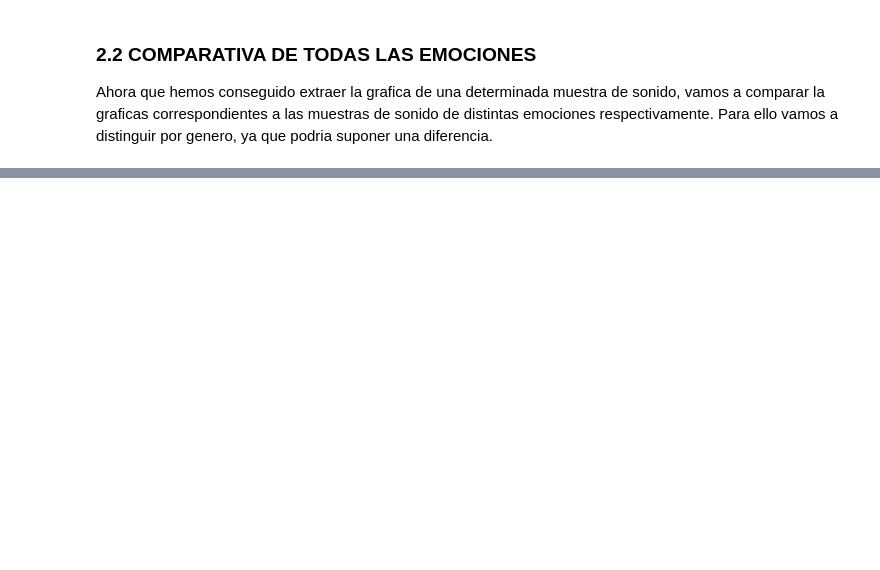
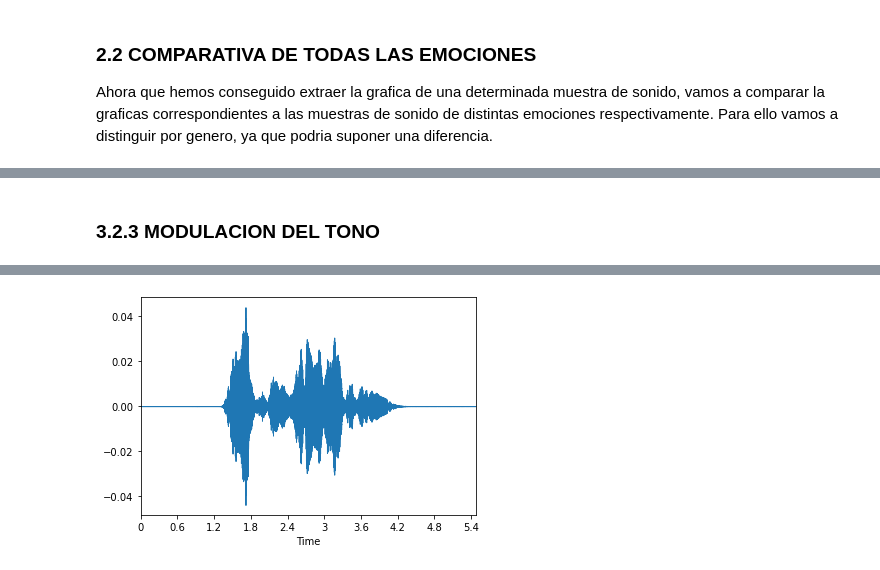
Before and after one commit to Luisa13/Speech_Emotion_Recogntion_in_Foreign_Language, a Jupyter notebook: notebooks/English/3_SER_RAVDESS_English_Augmentation.ipynb, the cells around one changed output, grey strips where cells are left out. Saved outputs shown, nothing was run; the diff lists cells and outputs as text; code cells hidden in the pictures; blank space fills up the shorter version.

```diff
--- a/notebooks/English/3_SER_RAVDESS_English_Augmentation.ipynb
+++ b/notebooks/English/3_SER_RAVDESS_English_Augmentation.ipynb
@@ -247,0 +282,11 @@ def plot_all_emotion_waveforms(gender, rows = 3, cols = 3):
+# %% [markdown]
+### 3.2.3 MODULACION DEL TONO
+# %%
+bins_per_octave = 12
+pitch_pm = 2
+pitch_change =  pitch_pm * 2*(np.random.uniform())
+data_pitch = librosa.effects.pitch_shift(sample_data.astype('float64'),16000, n_steps=pitch_change, bins_per_octave=bins_per_octave)
+
+librosa.display.waveplot(data_pitch, sr=16000)
+ipd.Audio(data_pitch, rate=16000)
+# %% [output]
@@ -247,0 +294 @@ def plot_all_emotion_waveforms(gender, rows = 3, cols = 3):
+[figure, added]
```
Also changed, not shown: parts of 11 cells of this notebook.
